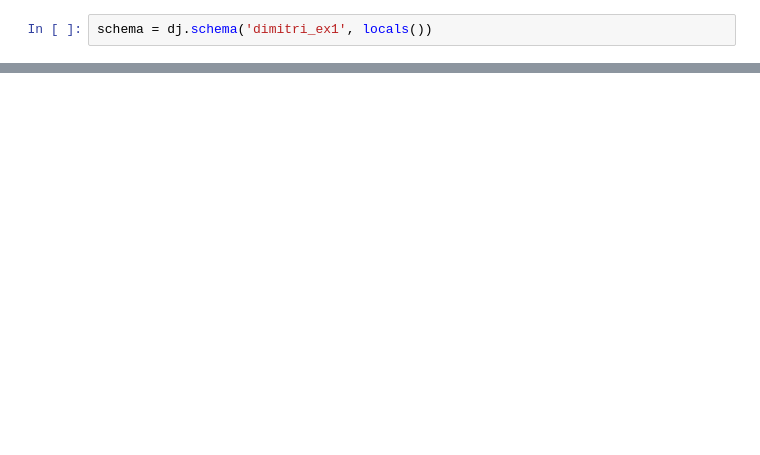
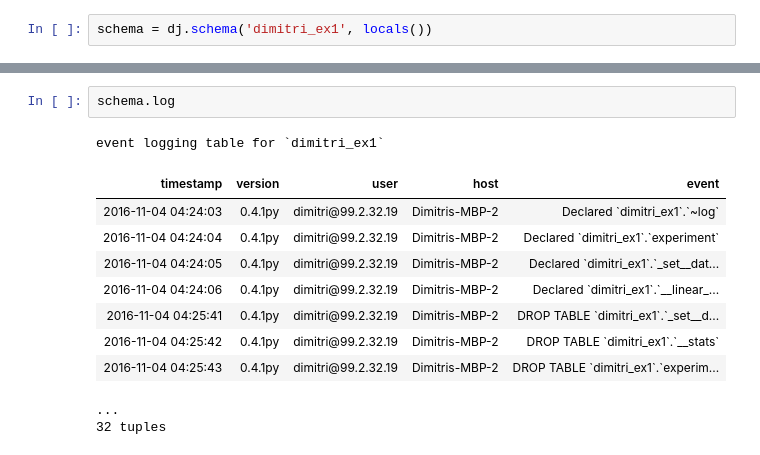
Before and after one commit to dimitri-yatsenko/datajoint-examples, a Jupyter notebook: python/example1/ex1.ipynb, the cells around one changed output, grey strips where cells are left out. Drawn from its saved outputs; the diff is of its cells as text; blank space fills up the shorter version.

```diff
--- a/python/example1/ex1.ipynb
+++ b/python/example1/ex1.ipynb
@@ -113,0 +140,14 @@ Computes Mean Square Error and R2 for a particular Model
+# %%
+schema.log
+# %% [output]
+event logging table for `dimitri_ex1`
+| timestamp | version | user | host | event |
+| 2016-11-04 04:24:03 | 0.4.1py | dimitri@99.2.32.19 | Dimitris-MBP-2 | Declared `dimitri_ex1`.`~log` |
+| 2016-11-04 04:24:04 | 0.4.1py | dimitri@99.2.32.19 | Dimitris-MBP-2 | Declared `dimitri_ex1`.`experiment` |
+| 2016-11-04 04:24:05 | 0.4.1py | dimitri@99.2.32.19 | Dimitris-MBP-2 | Declared `dimitri_ex1`.`_set__dat... |
+| 2016-11-04 04:24:06 | 0.4.1py | dimitri@99.2.32.19 | Dimitris-MBP-2 | Declared `dimitri_ex1`.`__linear_... |
+| 2016-11-04 04:25:41 | 0.4.1py | dimitri@99.2.32.19 | Dimitris-MBP-2 | DROP TABLE `dimitri_ex1`.`_set__d... |
+| 2016-11-04 04:25:42 | 0.4.1py | dimitri@99.2.32.19 | Dimitris-MBP-2 | DROP TABLE `dimitri_ex1`.`__stats` |
+| 2016-11-04 04:25:43 | 0.4.1py | dimitri@99.2.32.19 | Dimitris-MBP-2 | DROP TABLE `dimitri_ex1`.`experim... |
+...
+32 tuples
```
Also changed, not shown: parts of 11 cells of this notebook.
